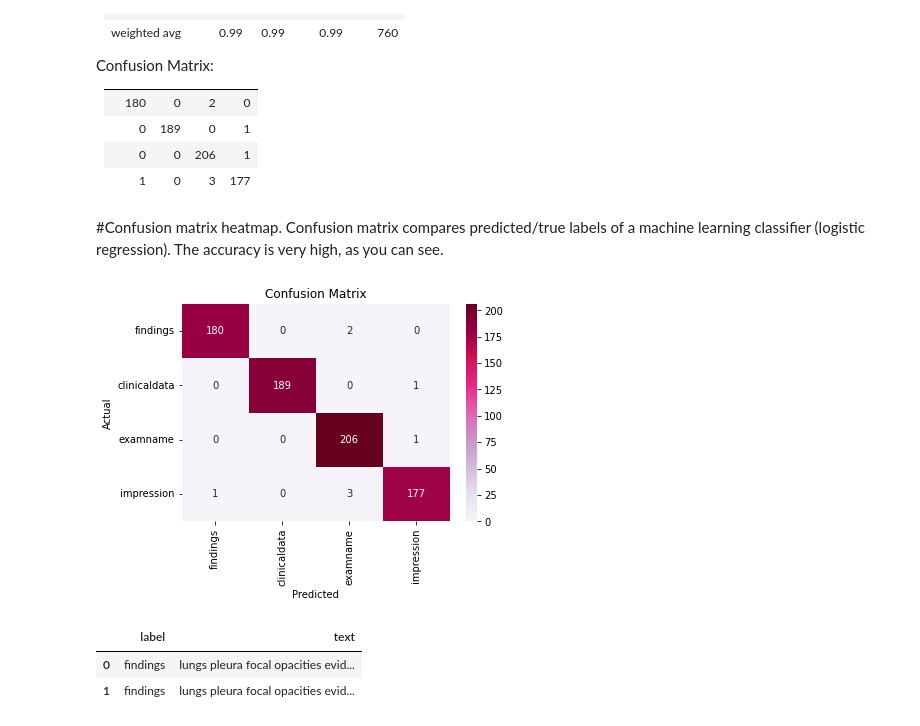
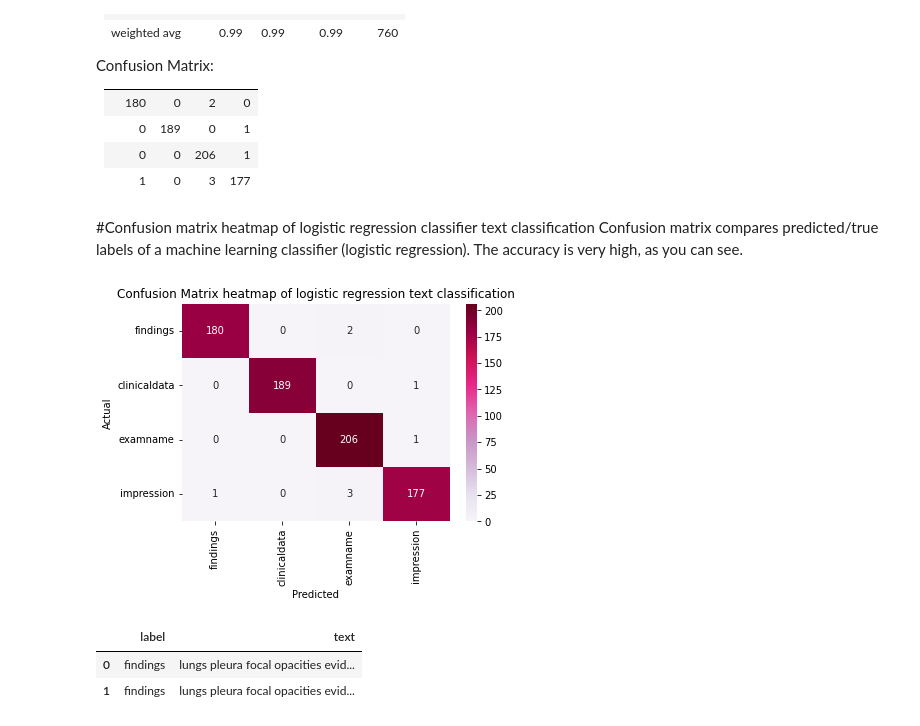
Before and after one commit to isabelklint/final_oa, a Jupyter notebook: final_oa.ipynb, the cells around one changed output. Saved outputs shown, nothing was run; the diff lists cells and outputs as text; code cells hidden in the pictures.

```diff
--- a/final_oa.ipynb
+++ b/final_oa.ipynb
@@ -911,29 +906,29 @@ Confusion Matrix:
 | |     0    |    0     |    206   |    1     |
 | |     1    |    0     |    3     |    177   |
 # %% [markdown]
-#<font color="D41159">Confusion matrix heatmap.
+#<font color="D41159">Confusion matrix heatmap of logistic regression classifier text classification
 Confusion matrix compares predicted/true labels of a machine learning classifier (logistic regression). The accuracy is very high, as you can see.
 # %%
 plt.title('Confusion Matrix')
 plt.xlabel('Predicted Label')
 plt.ylabel('True Label')
 
 # Set the x-axis labels
 plt.xticks([0.5, 1.5, 2.5, 3.5], ['findings', 'clinicaldata', 'examname', 'impression'])
 
 # Set the y-axis labels
 plt.yticks([0.5, 1.5, 2.5, 3.5], ['findings', 'clinicaldata', 'examname', 'impression'])
 
 # Plot the confusion matrix as a heatmap
 sns.heatmap(cm, annot=True, fmt='d', cmap='PuRd', xticklabels=labels, yticklabels=labels)
 plt.xticks(rotation=90)
 plt.yticks(rotation=0)
-plt.title('Confusion Matrix')
+plt.title('Confusion Matrix heatmap of logistic regression text classification')
 plt.xlabel('Predicted')
 plt.ylabel('Actual')
 plt.show()
 # %% [output]
-[figure, old version]
+[figure, new version]
 # %%
 # take a quick look at df
 df_melted.head(2)
```
Also changed, not shown: parts of 12 cells of this notebook.
